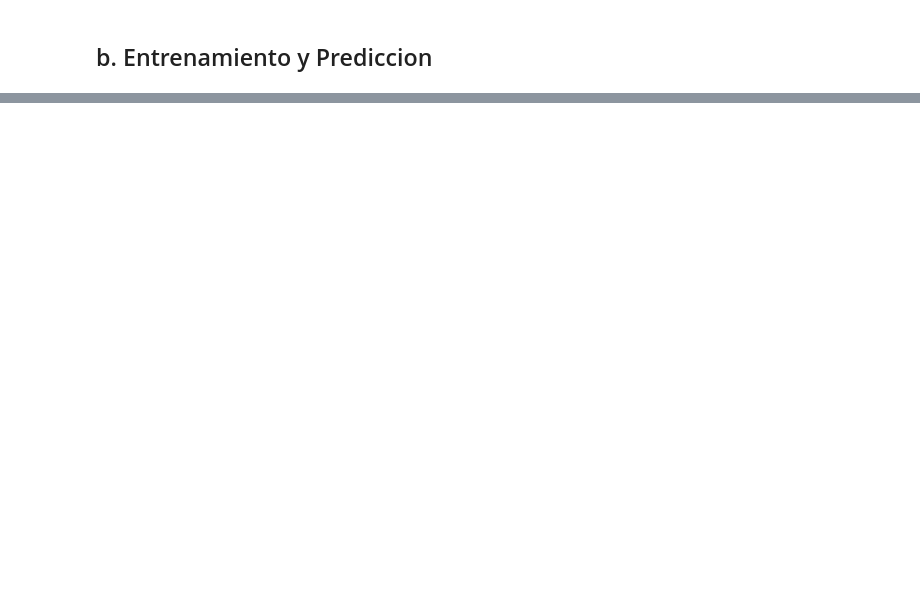
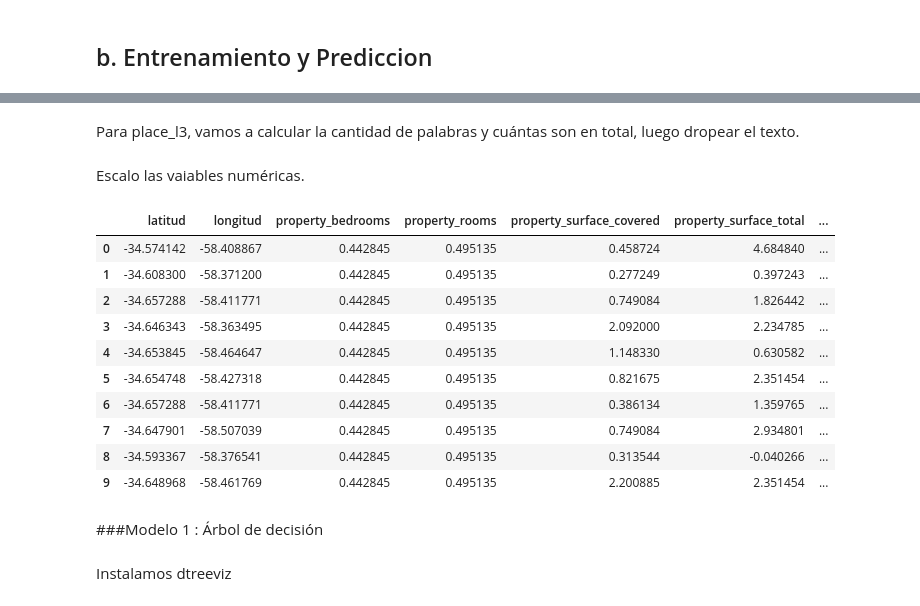
Before and after one commit to AlanRichmond/7506R-1C2024-GRUPO10, a Jupyter notebook: 7506R_TP1_GRUPO10_ENTREGA_N3.ipynb, the cells around one changed output, grey strips where cells are left out. Drawn from its saved outputs; the diff is of its cells as text; code cells hidden in the pictures; blank space fills up the shorter version.

```diff
--- a/7506R_TP1_GRUPO10_ENTREGA_N3.ipynb
+++ b/7506R_TP1_GRUPO10_ENTREGA_N3.ipynb
@@ -255,0 +311,12 @@ TO DO
+# %%
+df_dummies = pd.get_dummies(df_por_tipo_de_propiedad, columns=['property_type'],drop_first=True, dtype=int)
+# %% [markdown]
+Para place_l3, vamos a calcular la cantidad de palabras y cuántas son en total, luego dropear el texto.
+# %%
+df_dummies['title_len'] = df_dummies['place_l3'].str.len()
+df_dummies['title_words'] = df_dummies['place_l3'].str.split().str.len()
+df_dummies.drop(['place_l3'], axis=1, inplace=True)
+# %% [markdown]
+Escalo las vaiables numéricas.
+# %%
+columnas_num = [ 'property_rooms', 'property_bedrooms', 'property_surface_total', 'property_surface_covered','title_len','title_words']
@@ -255,0 +326,19 @@ TO DO
+# %%
+
+df_dummies.head(10)
+# %% [output]
+|  | latitud | longitud | property_bedrooms | property_rooms | property_surface_covered | property_surface_total | ... |
+| 0 | -34.574142 | -58.408867 | 0.442845 | 0.495135 | 0.458724 | 4.684840 | ... |
+| 1 | -34.608300 | -58.371200 | 0.442845 | 0.495135 | 0.277249 | 0.397243 | ... |
+| 2 | -34.657288 | -58.411771 | 0.442845 | 0.495135 | 0.749084 | 1.826442 | ... |
+| 3 | -34.646343 | -58.363495 | 0.442845 | 0.495135 | 2.092000 | 2.234785 | ... |
+| 4 | -34.653845 | -58.464647 | 0.442845 | 0.495135 | 1.148330 | 0.630582 | ... |
+| 5 | -34.654748 | -58.427318 | 0.442845 | 0.495135 | 0.821675 | 2.351454 | ... |
+| 6 | -34.657288 | -58.411771 | 0.442845 | 0.495135 | 0.386134 | 1.359765 | ... |
+| 7 | -34.647901 | -58.507039 | 0.442845 | 0.495135 | 0.749084 | 2.934801 | ... |
+| 8 | -34.593367 | -58.376541 | 0.442845 | 0.495135 | 0.313544 | -0.040266 | ... |
+| 9 | -34.648968 | -58.461769 | 0.442845 | 0.495135 | 2.200885 | 2.351454 | ... |
+# %% [markdown]
+###Modelo 1 : Árbol de decisión
+# %% [markdown]
+Instalamos dtreeviz
```
Also changed, not shown: parts of 36 cells of this notebook.
